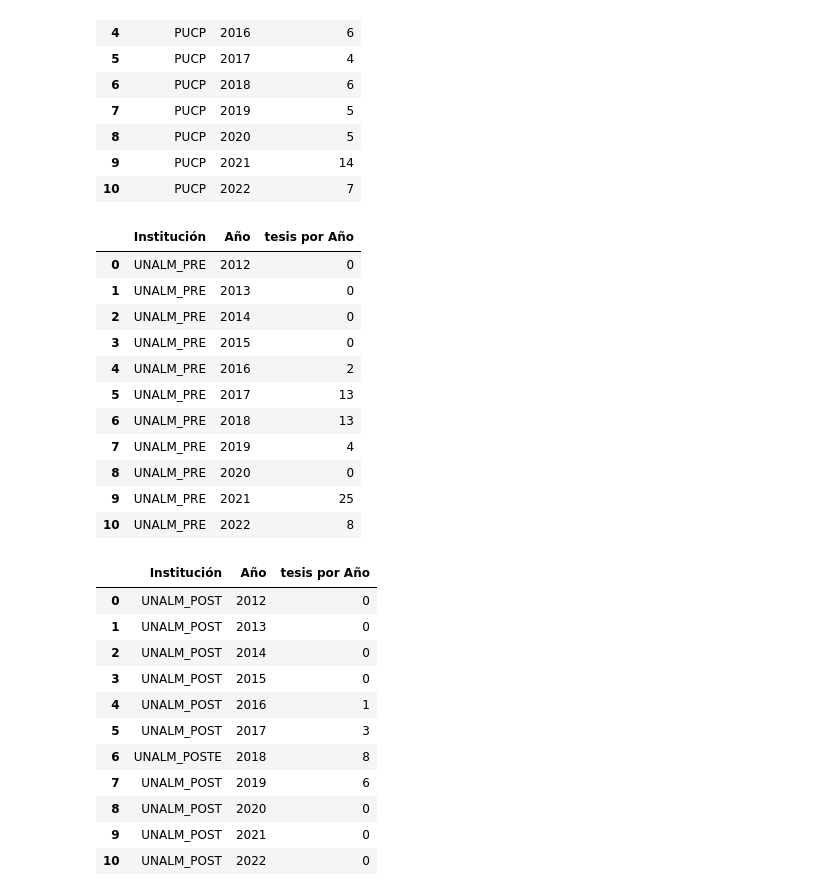
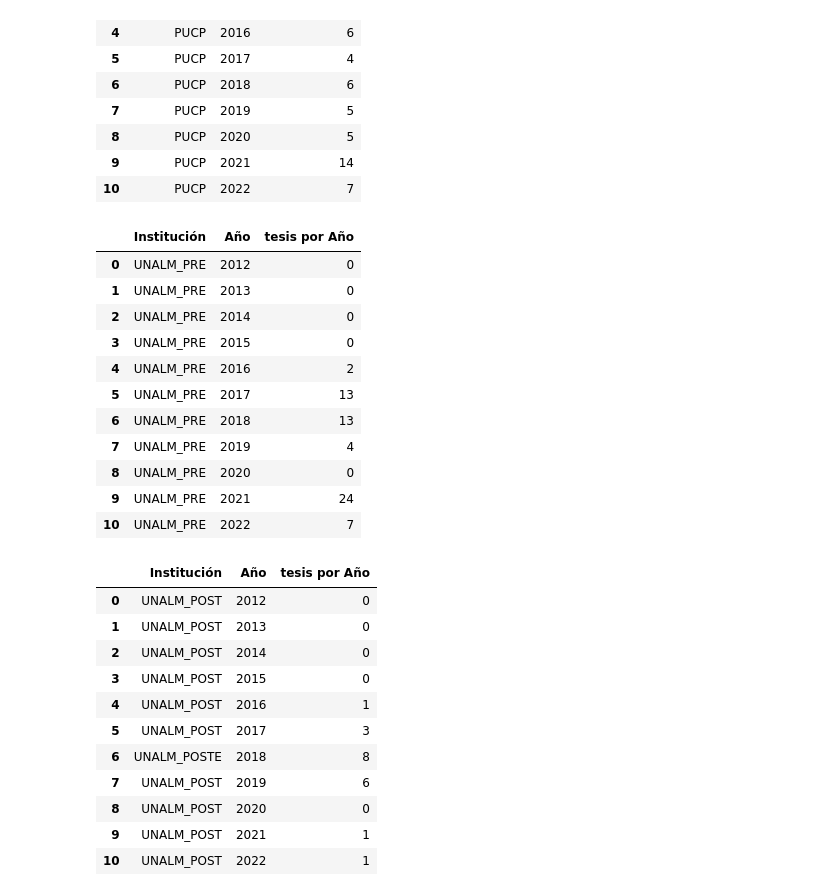
Before and after one commit to 20210826r/Trabajo_final, a Jupyter notebook: Estadisticos.ipynb, the cells around one changed output. Drawn from its saved outputs; the diff is of its cells as text; code cells hidden in the pictures.

```diff
--- a/Estadisticos.ipynb
+++ b/Estadisticos.ipynb
@@ -104,7 +104,7 @@ PUCP_F
 | 9 | PUCP | 2021 | 14 |
 | 10 | PUCP | 2022 | 7 |
 # %%
-UNALM_PRE=DF.iloc[61:126, :]
+UNALM_PRE=DF.iloc[61:124, :]
 UNALM_PRE_P12 = len(UNALM_PRE.query("Año >= '2012-01-01' \
                        and Año < '2012-12-31'"))
 UNALM_PRE_P13 = len(UNALM_PRE.query("Año >= '2013-01-01' \
@@ -120,37 +120,37 @@ UNALM_PRE_P17 = len(UNALM_PRE.query("Año >= '2017-01-01' \
 UNALM_PRE_P18 = len(UNALM_PRE.query("Año >= '2018-01-01' \
                        and Año < '2018-12-31'"))
 UNALM_PRE_P19 = len(UNALM_PRE.query("Año >= '2019-01-01' \
                        and Año < '2019-12-31'"))
 UNALM_PRE_P20 = len(UNALM_PRE.query("Año >= '2020-01-01' \
                        and Año < '2020-12-31'"))
 UNALM_PRE_P21 = len(UNALM_PRE.query("Año >= '2021-01-01' \
                        and Año < '2021-12-31'"))
 UNALM_PRE_P22 = len(UNALM_PRE.query("Año >= '2022-01-01' \
                        and Año < '2022-12-31'"))
 
 UNALM_PREF = pd.DataFrame({'Institución': ['UNALM_PRE', 'UNALM_PRE', 'UNALM_PRE','UNALM_PRE', 'UNALM_PRE', 'UNALM_PRE', 'UNALM_PRE','UNALM_PRE','UNALM_PRE','UNALM_PRE','UNALM_PRE'],
                        'Año': [2012, 2013, 2014,2015, 2016, 2017, 2018,2019,2020,2021,2022],
                    'tesis por Año' : [UNALM_PRE_P12, UNALM_PRE_P13, UNALM_PRE_P14,
                             UNALM_PRE_P15, UNALM_PRE_P16, UNALM_PRE_P17,
                             UNALM_PRE_P18, UNALM_PRE_P19, UNALM_PRE_P20,
                             UNALM_PRE_P21,UNALM_PRE_P22]})
 
 UNALM_PREF
 # %% [output]
 |  | Institución | Año | tesis por Año |
 | 0 | UNALM_PRE | 2012 | 0 |
 | 1 | UNALM_PRE | 2013 | 0 |
 | 2 | UNALM_PRE | 2014 | 0 |
 | 3 | UNALM_PRE | 2015 | 0 |
 | 4 | UNALM_PRE | 2016 | 2 |
 | 5 | UNALM_PRE | 2017 | 13 |
 | 6 | UNALM_PRE | 2018 | 13 |
 | 7 | UNALM_PRE | 2019 | 4 |
 | 8 | UNALM_PRE | 2020 | 0 |
-| 9 | UNALM_PRE | 2021 | 25 |
-| 10 | UNALM_PRE | 2022 | 8 |
+| 9 | UNALM_PRE | 2021 | 24 |
+| 10 | UNALM_PRE | 2022 | 7 |
 # %%
-UNALM_POST=DF.iloc[126:, :]
+UNALM_POST=DF.iloc[124:, :]
 UNALM_POST_P12 = len(UNALM_POST.query("Año >= '2012-01-01' \
                        and Año < '2012-12-31'"))
 UNALM_POST_P13 = len(UNALM_POST.query("Año >= '2013-01-01' \
@@ -195,8 +195,8 @@ UNALM_POSTF
 | 6 | UNALM_POSTE | 2018 | 8 |
 | 7 | UNALM_POST | 2019 | 6 |
 | 8 | UNALM_POST | 2020 | 0 |
-| 9 | UNALM_POST | 2021 | 0 |
-| 10 | UNALM_POST | 2022 | 0 |
+| 9 | UNALM_POST | 2021 | 1 |
+| 10 | UNALM_POST | 2022 | 1 |
 # %%
 Numero_tesis = pd.concat([PUCP_F, UNALM_PREF,UNALM_POSTF])
 Numero_tesis
```
Also changed, not shown: parts of 5 cells of this notebook.
